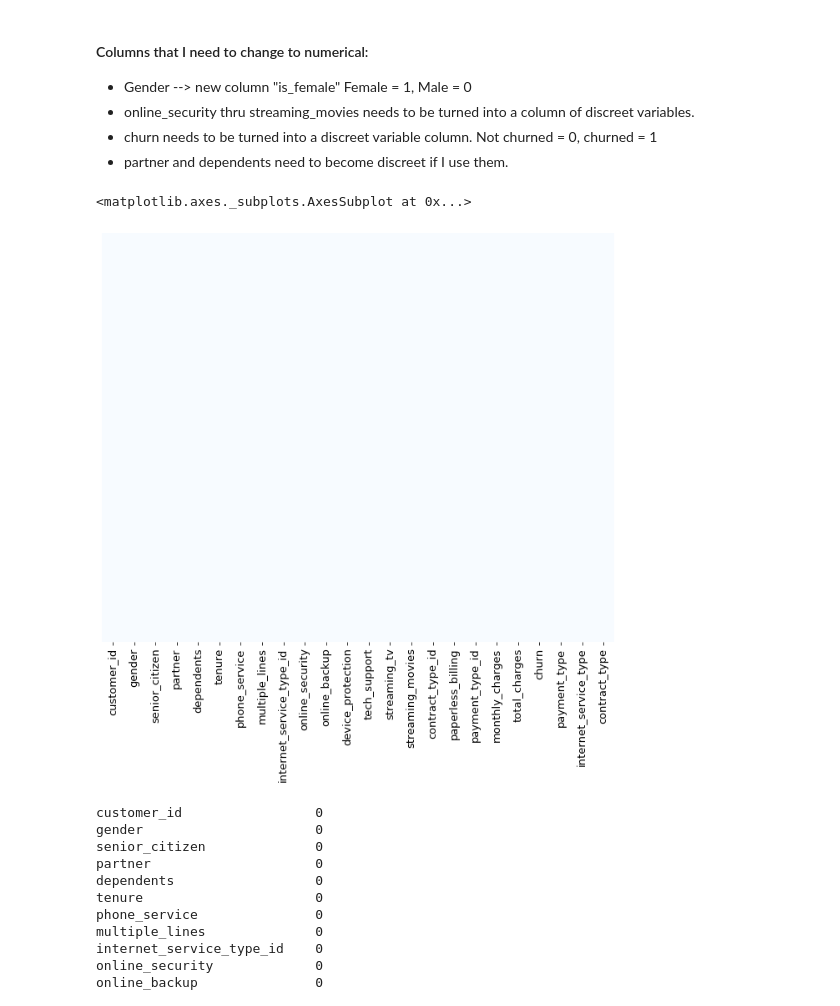
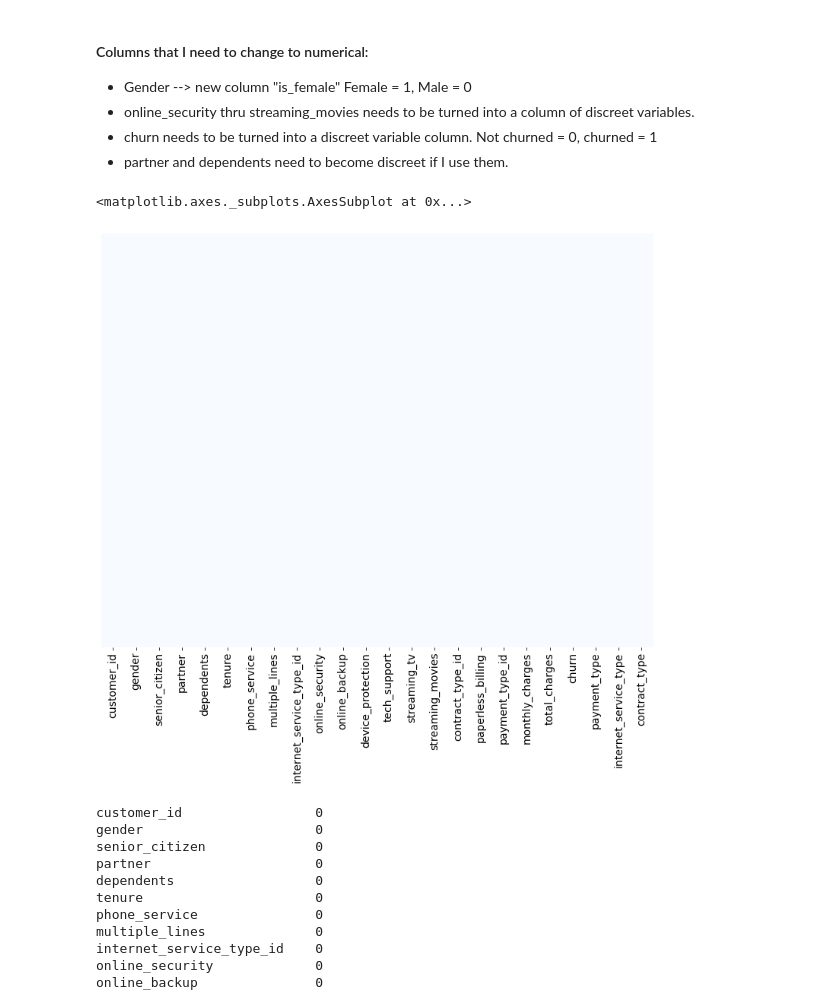
Before and after one commit to lukewbecker/telco-churn-project, a Jupyter notebook: telco_churn_project.ipynb, the cells around one changed output. Cells and saved outputs as stored; diff of their text form; code cells hidden in the pictures.

Commit message:
MVP of README and telco project

```diff
--- a/telco_churn_project.ipynb
+++ b/telco_churn_project.ipynb
@@ -6,14 +6,16 @@
 # %%
 import pandas as pd
 import numpy as np
+from math import sqrt
+from scipy import stats
 
 # visualizing
 import seaborn as sns
 import matplotlib.pyplot as plt
 %matplotlib inline
 
-plt.rc('figure', figsize=(11, 9))
-plt.rc('font', size=13)
+plt.rc('figure', figsize=(13, 10))
+plt.rc('font', size=14)
 
 # preparing
 from sklearn.model_selection import train_test_split
@@ -41,2 +47,2 @@ from acquire import get_telco_data
 # %%
-df = get_telco_data()
+telco = get_telco_data()
@@ -126,10 +113,10 @@ df[df.online_backup == "Yes"].shape
 # %%
 # A quick visualization technique using a heatmap shows there are no missing values in the columns. Meaning we have fairly clean data.
 
-sns.heatmap(df.isnull(), yticklabels = False, cbar = False, cmap = 'Blues')
+sns.heatmap(telco.isnull(), yticklabels = False, cbar = False, cmap = 'Blues')
 # %% [output]
 <matplotlib.axes._subplots.AxesSubplot at 0x...>
-[figure, old version]
+[figure, new version]
 # %%
 # Further confirmation there are no missing values that need to be imputed.
 
```
Also changed, not shown: parts of 83 cells of this notebook, 1 other file.
